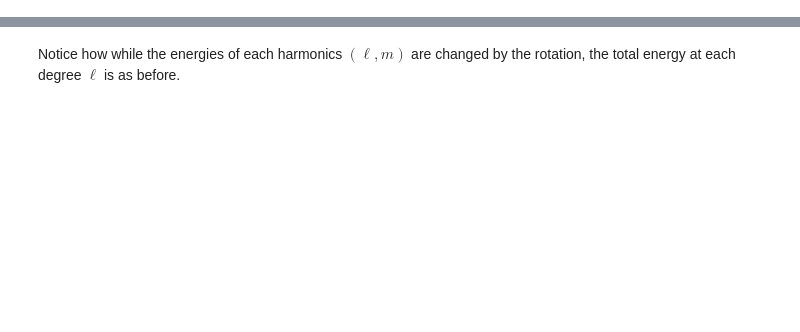
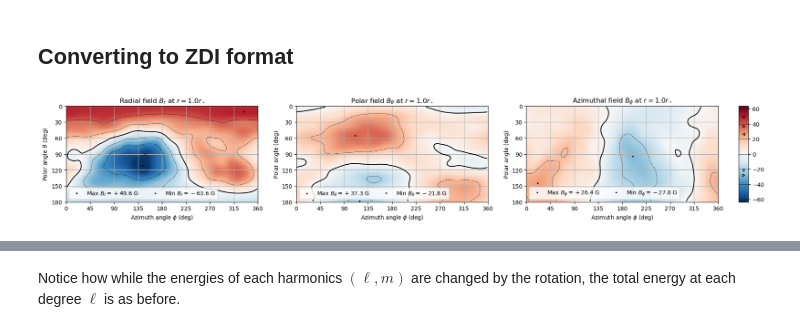
Before and after one commit to svaberg/starwinds-magnetogram, a Jupyter notebook: docs/Magnetogram_manipulation.ipynb, the cells around one changed output, grey strips where cells are left out. Saved outputs shown, nothing was run; the diff lists cells and outputs as text; code cells hidden in the pictures; blank space fills up the shorter version.

```diff
--- a/docs/Magnetogram_manipulation.ipynb
+++ b/docs/Magnetogram_manipulation.ipynb
@@ -56,0 +99,8 @@ plt.show()
+# %% [markdown]
+## Converting to ZDI format
+# %%
+zdi_coeffs = zdi_magnetogram.from_coefficients(converter.convert_pfss_to_zdi(coeffs))
+plot_zdi.plot_zdi_components(zdi_coeffs)
+plt.show()
+# %% [output]
+[figure, added]
```
Also changed, not shown: parts of 18 cells of this notebook.
